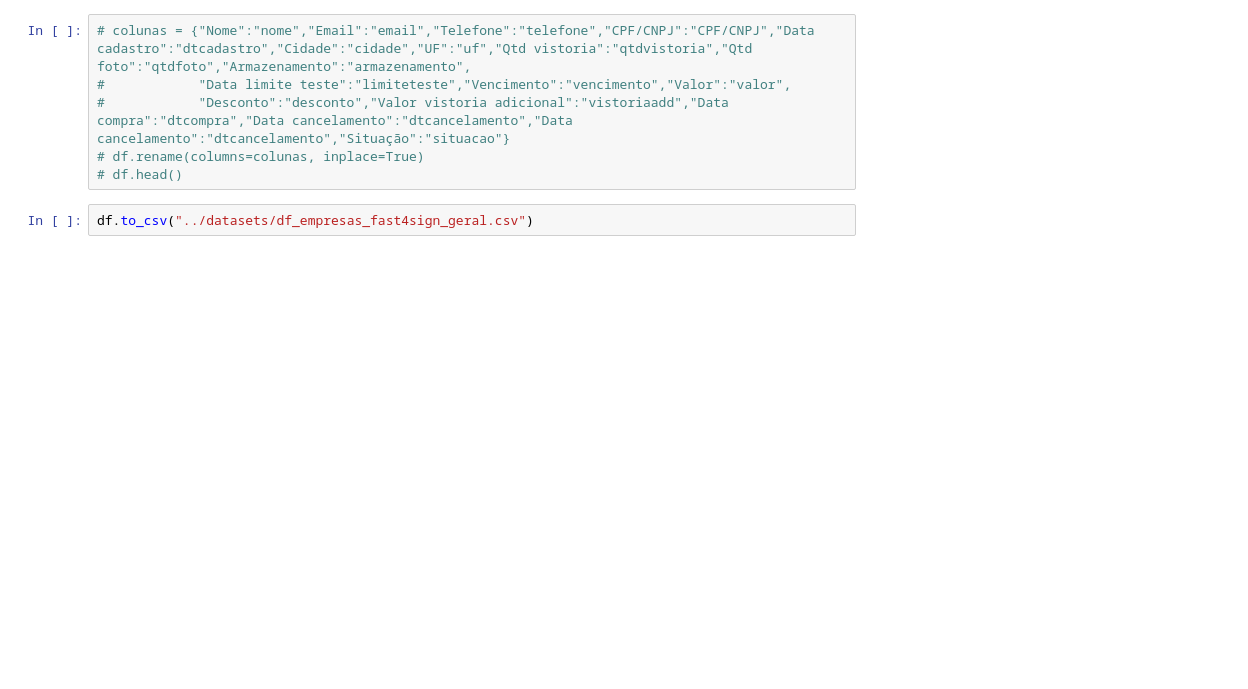
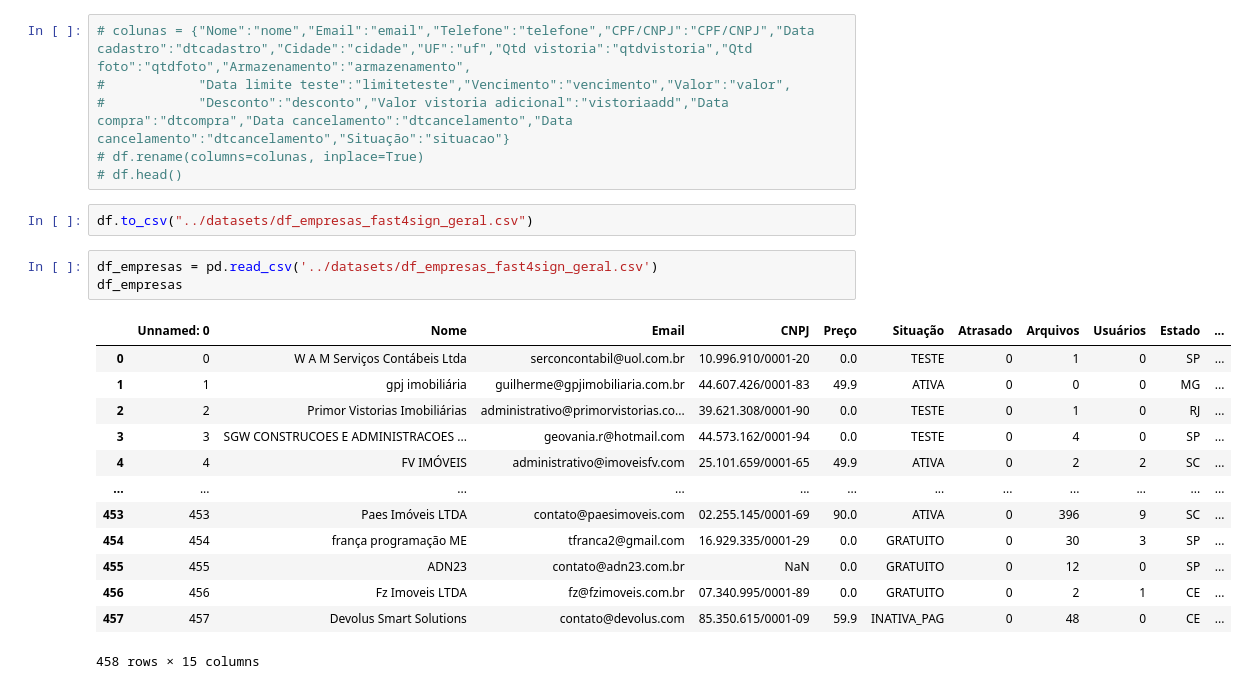
Before and after one commit to arnaldocavalcanti/dash-fast4sign, a Jupyter notebook: dash-fast/notebooks/gera_arq_empresas_situacao_geral.ipynb, the cells around one changed output. Drawn from its saved outputs; the diff is of its cells as text; blank space fills up the shorter version.

```diff
--- a/dash-fast/notebooks/gera_arq_empresas_situacao_geral.ipynb
+++ b/dash-fast/notebooks/gera_arq_empresas_situacao_geral.ipynb
@@ -199,3 +199,20 @@ memory usage: 50.2+ KB
 # df.head()
 # %%
 df.to_csv("../datasets/df_empresas_fast4sign_geral.csv")
+# %%
+df_empresas = pd.read_csv('../datasets/df_empresas_fast4sign_geral.csv')
+df_empresas
+# %% [output]
+|  | Unnamed: 0 | Nome | Email | CNPJ | Preço | Situação | Atrasado | Arquivos | Usuários | Estado | ... |
+| 0 | 0 | W A M Serviços Contábeis Ltda | serconcontabil@uol.com.br | 10.996.910/0001-20 | 0.0 | TESTE | 0 | 1 | 0 | SP | ... |
+| 1 | 1 | gpj imobiliária | guilherme@gpjimobiliaria.com.br | 44.607.426/0001-83 | 49.9 | ATIVA | 0 | 0 | 0 | MG | ... |
+| 2 | 2 | Primor Vistorias Imobiliárias | administrativo@primorvistorias.co... | 39.621.308/0001-90 | 0.0 | TESTE | 0 | 1 | 0 | RJ | ... |
+| 3 | 3 | SGW CONSTRUCOES E ADMINISTRACOES ... | geovania.r@hotmail.com | 44.573.162/0001-94 | 0.0 | TESTE | 0 | 4 | 0 | SP | ... |
+| 4 | 4 | FV IMÓVEIS | administrativo@imoveisfv.com | 25.101.659/0001-65 | 49.9 | ATIVA | 0 | 2 | 2 | SC | ... |
+| ... | ... | ... | ... | ... | ... | ... | ... | ... | ... | ... | ... |
+| 453 | 453 | Paes Imóveis LTDA | contato@paesimoveis.com | 02.255.145/0001-69 | 90.0 | ATIVA | 0 | 396 | 9 | SC | ... |
+| 454 | 454 | frança programação ME | tfranca2@gmail.com | 16.929.335/0001-29 | 0.0 | GRATUITO | 0 | 30 | 3 | SP | ... |
+| 455 | 455 | ADN23 | contato@adn23.com.br | NaN | 0.0 | GRATUITO | 0 | 12 | 0 | SP | ... |
+| 456 | 456 | Fz Imoveis LTDA | fz@fzimoveis.com.br | 07.340.995/0001-89 | 0.0 | GRATUITO | 0 | 2 | 1 | CE | ... |
+| 457 | 457 | Devolus Smart Solutions | contato@devolus.com | 85.350.615/0001-09 | 59.9 | INATIVA_PAG | 0 | 48 | 0 | CE | ... |
+458 rows × 15 columns
```
